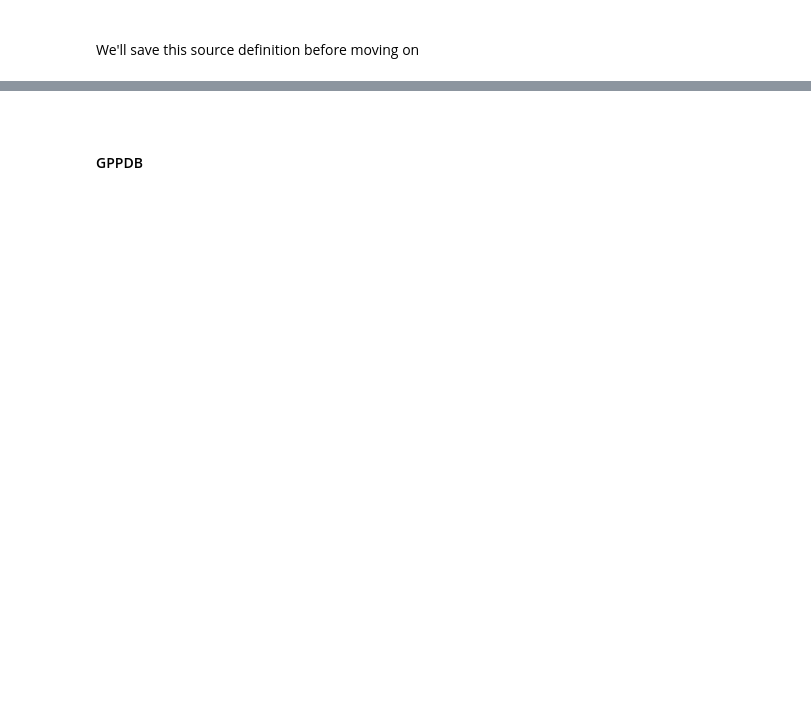
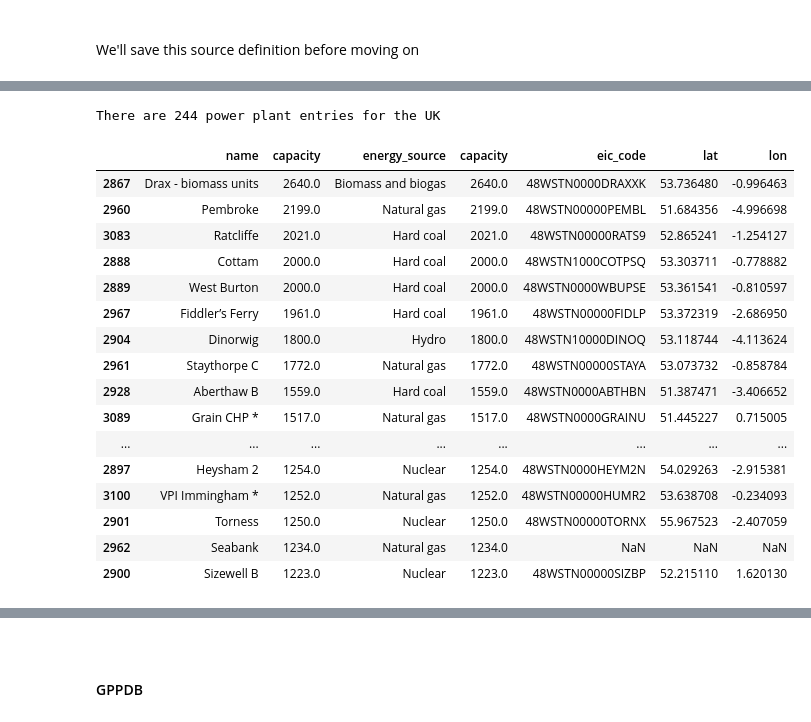
Before and after one commit to OSUKED/Power-Station-Dictionary, a Jupyter notebook: nbs/02-data-definitions.ipynb, the cells around one changed output, grey strips where cells are left out. Cells and saved outputs as stored; diff of their text form; code cells hidden in the pictures; blank space fills up the shorter version.

```diff
--- a/nbs/02-data-definitions.ipynb
+++ b/nbs/02-data-definitions.ipynb
@@ -190,0 +195,6 @@ with open(f'{definitions_dir}/ESAIL.json', 'w') as f:
+# %%
+filename = 'OPSD.csv'
+
+df_OPSD = pd.read_csv(f'{raw_data_dir}/{filename}')
+
+df_OPSD.head()
@@ -190,0 +229,26 @@ with open(f'{definitions_dir}/ESAIL.json', 'w') as f:
+# %%
+core_cols = ['name', 'capacity', 'energy_source', 'capacity', 'eic_code', 'lat', 'lon']
+df_OPSD_UK = df_OPSD.query('country=="UK"').sort_values('capacity', ascending=False)[core_cols]
+
+print(f'There are {df_OPSD_UK.shape[0]} power plant entries for the UK')
+
+df_OPSD_UK.head(20)
+# %% [output]
+There are 244 power plant entries for the UK
+|  | name | capacity | energy_source | capacity | eic_code | lat | lon |
+| 2867 | Drax - biomass units | 2640.0 | Biomass and biogas | 2640.0 | 48WSTN0000DRAXXK | 53.736480 | -0.996463 |
+| 2960 | Pembroke | 2199.0 | Natural gas | 2199.0 | 48WSTN00000PEMBL | 51.684356 | -4.996698 |
+| 3083 | Ratcliffe | 2021.0 | Hard coal | 2021.0 | 48WSTN00000RATS9 | 52.865241 | -1.254127 |
+| 2888 | Cottam | 2000.0 | Hard coal | 2000.0 | 48WSTN1000COTPSQ | 53.303711 | -0.778882 |
+| 2889 | West Burton | 2000.0 | Hard coal | 2000.0 | 48WSTN0000WBUPSE | 53.361541 | -0.810597 |
+| 2967 | Fiddler’s Ferry | 1961.0 | Hard coal | 1961.0 | 48WSTN00000FIDLP | 53.372319 | -2.686950 |
+| 2904 | Dinorwig | 1800.0 | Hydro | 1800.0 | 48WSTN10000DINOQ | 53.118744 | -4.113624 |
+| 2961 | Staythorpe C | 1772.0 | Natural gas | 1772.0 | 48WSTN00000STAYA | 53.073732 | -0.858784 |
+| 2928 | Aberthaw B | 1559.0 | Hard coal | 1559.0 | 48WSTN0000ABTHBN | 51.387471 | -3.406652 |
+| 3089 | Grain CHP * | 1517.0 | Natural gas | 1517.0 | 48WSTN0000GRAINU | 51.445227 | 0.715005 |
+| ... | ... | ... | ... | ... | ... | ... | ... |
+| 2897 | Heysham 2 | 1254.0 | Nuclear | 1254.0 | 48WSTN0000HEYM2N | 54.029263 | -2.915381 |
+| 3100 | VPI Immingham * | 1252.0 | Natural gas | 1252.0 | 48WSTN00000HUMR2 | 53.638708 | -0.234093 |
+| 2901 | Torness | 1250.0 | Nuclear | 1250.0 | 48WSTN00000TORNX | 55.967523 | -2.407059 |
+| 2962 | Seabank | 1234.0 | Natural gas | 1234.0 | NaN | NaN | NaN |
+| 2900 | Sizewell B | 1223.0 | Nuclear | 1223.0 | 48WSTN00000SIZBP | 52.215110 | 1.620130 |
```
Also changed, not shown: parts of 6 cells of this notebook, 7 other files.
